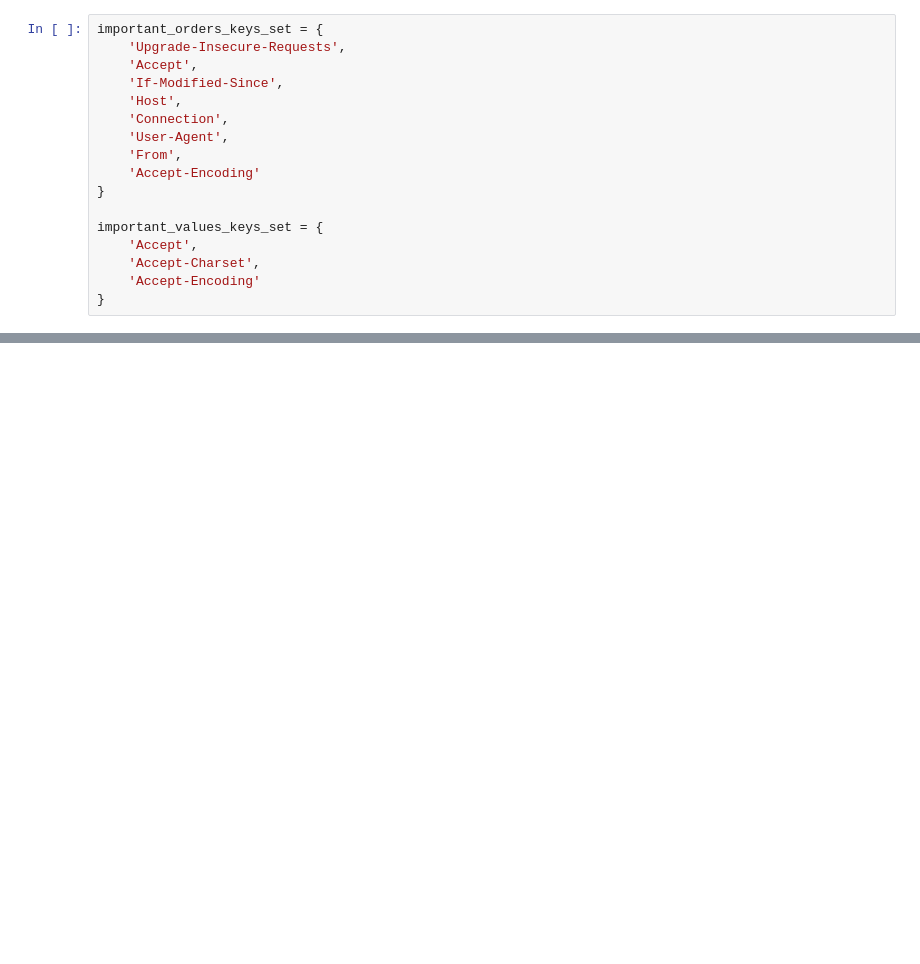
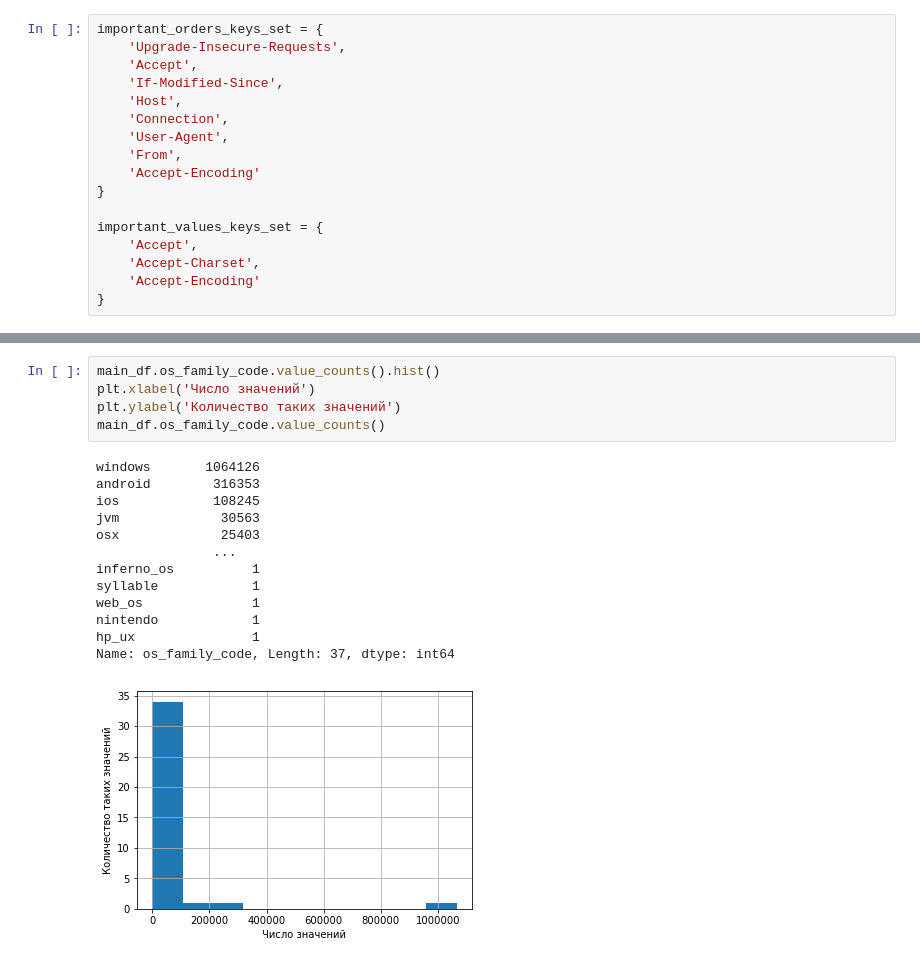
Before and after one commit to levabd/http-ml-antifraud, a Jupyter notebook: 08-ParseUserAgent.ipynb, the cells around one changed output, grey strips where cells are left out. Saved outputs shown, nothing was run; the diff lists cells and outputs as text; blank space fills up the shorter version.

```diff
--- a/08-ParseUserAgent.ipynb
+++ b/08-ParseUserAgent.ipynb
@@ -395,0 +709,19 @@ _Идея:_ **Брать логи за последние 10 дней (норм
+# %%
+main_df.os_family_code.value_counts().hist()
+plt.xlabel('Число значений')
+plt.ylabel('Количество таких значений')
+main_df.os_family_code.value_counts()
+# %% [output]
+windows       1064126
+android        316353
+ios            108245
+jvm             30563
+osx             25403
+               ...
+inferno_os          1
+syllable            1
+web_os              1
+nintendo            1
+hp_ux               1
+Name: os_family_code, Length: 37, dtype: int64
+[figure, added]
```
Also changed, not shown: parts of 49 cells of this notebook, 27 other files.
